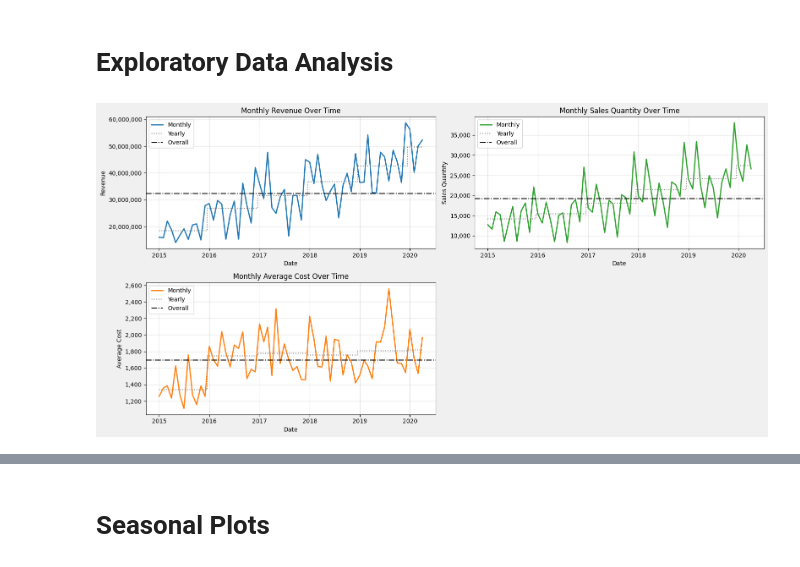
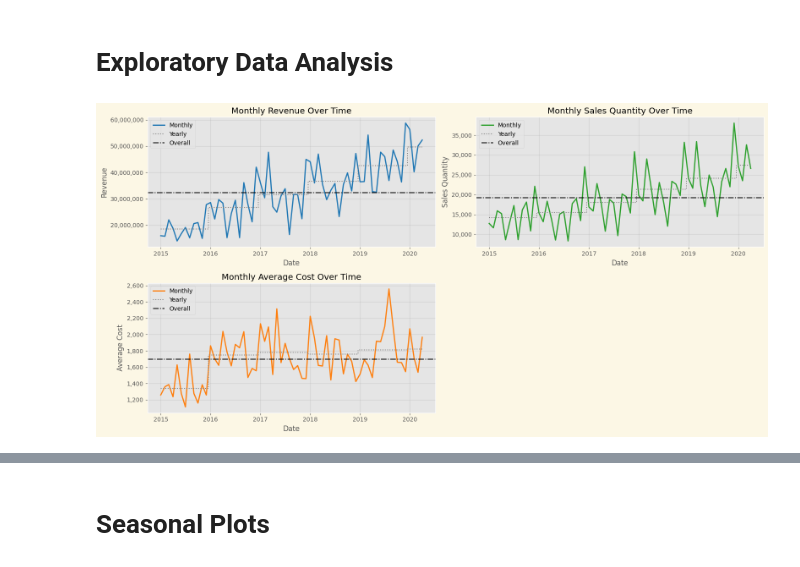
Before and after one commit to PeeteKeesel/kaggle-verse, a Jupyter notebook: time-series-understanding-autocorrelation.ipynb, the cells around one changed output, grey strips where cells are left out. Saved outputs shown, nothing was run; the diff lists cells and outputs as text; code cells hidden in the pictures.

```diff
--- a/time-series-understanding-autocorrelation.ipynb
+++ b/time-series-understanding-autocorrelation.ipynb
@@ -20,6 +20,8 @@ from matplotlib.ticker import FuncFormatter
 
 import warnings
 warnings.filterwarnings("ignore", category=FutureWarning)
+
+plt.style.use('ggplot')
 # %% [output]
 /kaggle/input/time-series-starter-dataset/Month_Value_1.csv
 # %% [markdown]
@@ -30,6 +32,7 @@ In this notebook we dive into the mathematics autocorrelation, partial autocorre
 # Global Variables & Settings
 # %%
 RANDOM_SEED = 42
+FACECOLOR = '#fcf7e5'
 
 np.random.seed(RANDOM_SEED)
 # %% [markdown]
@@ -88,39 +91,39 @@ print(data.index.max())
 # %% [markdown]
 # Exploratory Data Analysis
 # %%
-fig, axs = plt.subplots(2, 2, figsize=(16, 8), facecolor='#f0f0f0')
+fig, axs = plt.subplots(2, 2, figsize=(16, 8), facecolor=FACECOLOR)
 axs = axs.flatten()
 
 def plot_metric(ax, column, color, title, ylabel):
     yearly_avg = data.groupby('Year')[column].mean()
     step_dates = pd.date_range(start=data.index.min(), end=data.index.max(), freq='MS')
     step_values = step_dates.to_series().dt.year.map(yearly_avg)
     overall_avg = data[column].mean()
 
     ax.plot(data.index, data[column], color=color, linewidth=2, label='Monthly')
     ax.step(step_dates, step_values, where='mid', linestyle=':', color='gray', linewidth=1.5, label='Yearly')
     ax.axhline(y=overall_avg, color='black', linestyle='-.', linewidth=1.5, label='Overall')
 
     ax.set_title(title)
     ax.set_xlabel('Date')
     ax.set_ylabel(ylabel)
     ax.grid(True, alpha=0.2, color='grey')
 
     formatter = FuncFormatter(lambda x, _: f'{x:,.0f}')
     ax.yaxis.set_major_formatter(formatter)
     ax.legend()
 
 plot_metric(axs[0], 'Revenue', 'tab:blue', 'Monthly Revenue Over Time', 'Revenue')
 plot_metric(axs[1], 'Sales_quantity', 'tab:green', 'Monthly Sales Quantity Over Time', 'Sales Quantity')
 plot_metric(axs[2], 'Average_cost', 'tab:orange', 'Monthly Average Cost Over Time', 'Average Cost')
 
 # Hide the unused 4th subplot
 axs[3].axis('off')
 
 plt.tight_layout()
 plt.show()
 # %% [output]
-[figure, old version]
+[figure, new version]
 # %%
 yearly_avg_payroll = data.groupby('Year')['The_average_annual_payroll_of_the_region'].mean()
 
```
Also changed, not shown: parts of 10 cells of this notebook.
